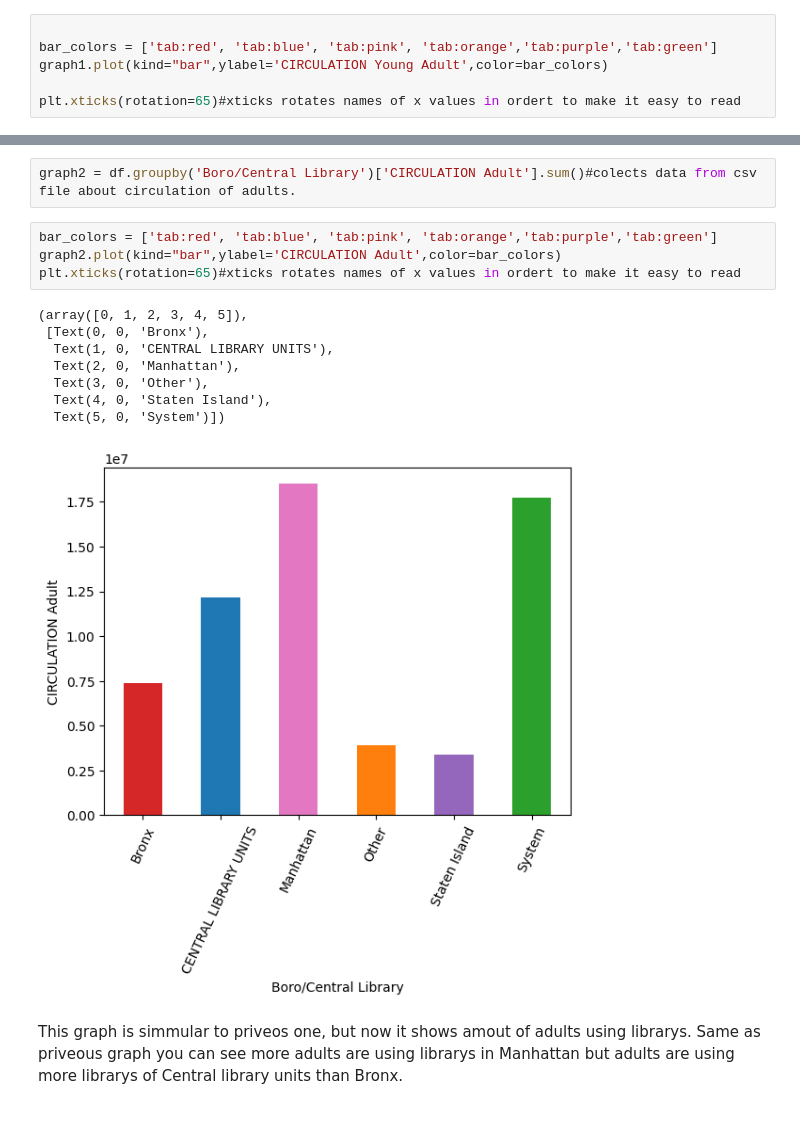
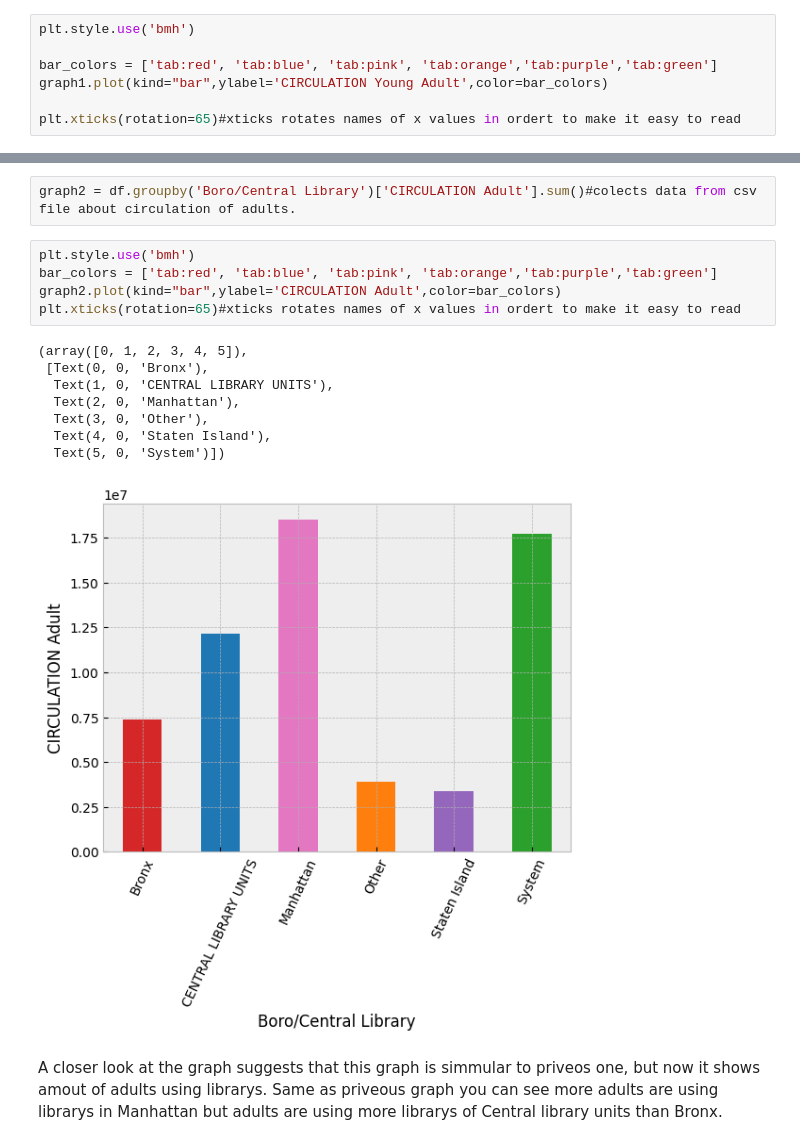
Before and after one commit to nikitaNotvas/python_unit2_data_science, a Jupyter notebook: project.ipynb, the cells around one changed output, grey strips where cells are left out. Cells and saved outputs as stored; diff of their text form.

```diff
--- a/project.ipynb
+++ b/project.ipynb
@@ -16,6 +16,7 @@ df.head()
 # %%
 graph1 = df.groupby('Boro/Central Library')['CIRCULATION Young Adult'].sum()#colects data from csv file about circulation of Young adults.
 # %%
+plt.style.use('bmh')
 
 bar_colors = ['tab:red', 'tab:blue', 'tab:pink', 'tab:orange','tab:purple','tab:green']
 graph1.plot(kind="bar",ylabel='CIRCULATION Young Adult',color=bar_colors)
@@ -36,18 +37,19 @@ On this graph you can see that more young adults use librarys in Manhatta and Br
 # %%
 graph2 = df.groupby('Boro/Central Library')['CIRCULATION Adult'].sum()#colects data from csv file about circulation of adults.
 # %%
+plt.style.use('bmh')
 bar_colors = ['tab:red', 'tab:blue', 'tab:pink', 'tab:orange','tab:purple','tab:green']
 graph2.plot(kind="bar",ylabel='CIRCULATION Adult',color=bar_colors)
 plt.xticks(rotation=65)#xticks rotates names of x values in ordert to make it easy to read
 # %% [output]
 (array([0, 1, 2, 3, 4, 5]),
  [Text(0, 0, 'Bronx'),
   Text(1, 0, 'CENTRAL LIBRARY UNITS'),
   Text(2, 0, 'Manhattan'),
   Text(3, 0, 'Other'),
   Text(4, 0, 'Staten Island'),
   Text(5, 0, 'System')])
-[figure, old version]
+[figure, new version]
 # %% [markdown]
-This graph is simmular to priveos one, but now it shows amout of adults using librarys.
+A closer look at the graph suggests that this graph is simmular to priveos one, but now it shows amout of adults using librarys.
 Same as priveous graph you can see more adults are using librarys in Manhattan but adults are using more librarys of Central library units than Bronx.
```
Also changed, not shown: parts of 2 cells of this notebook.
